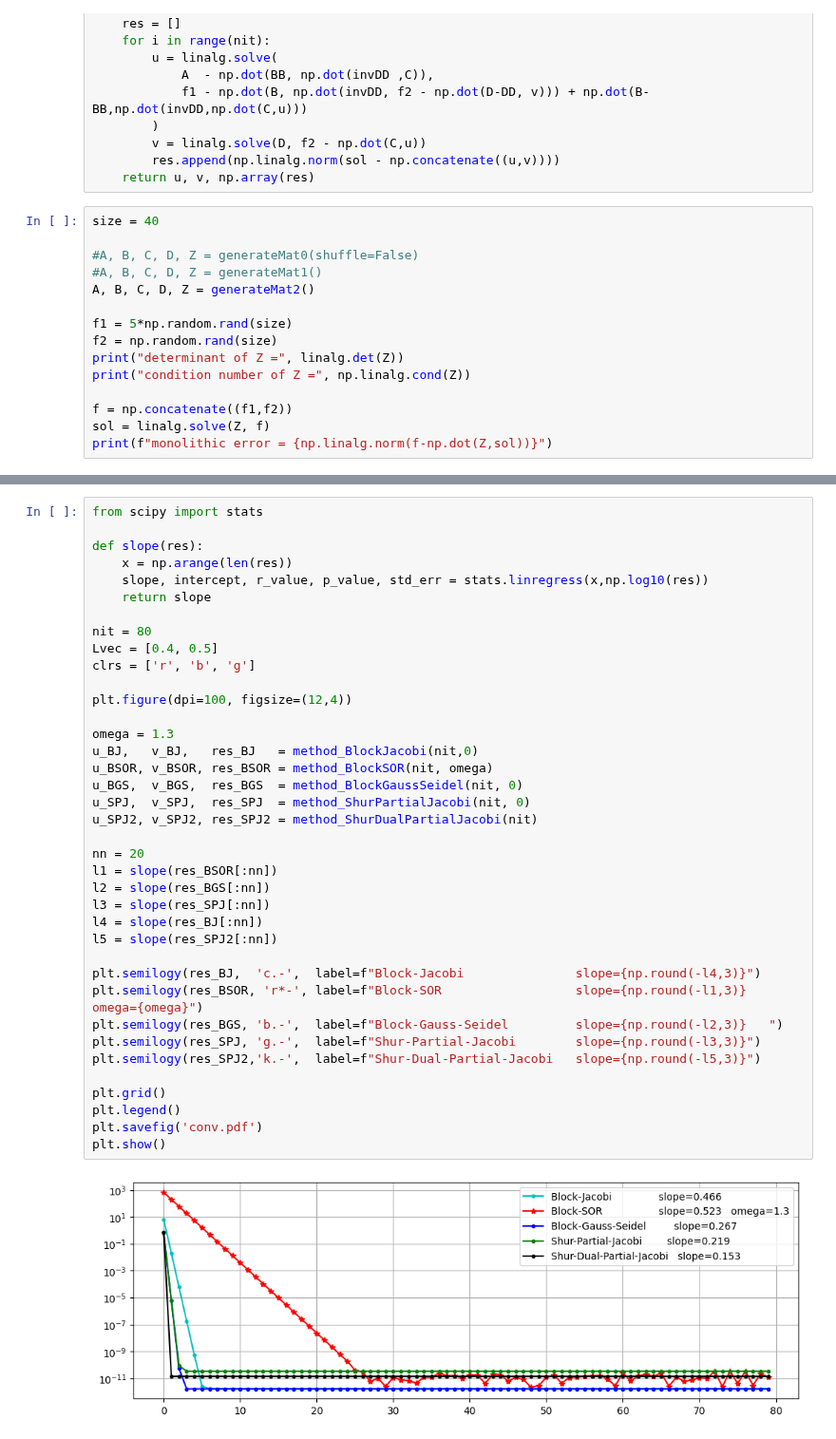
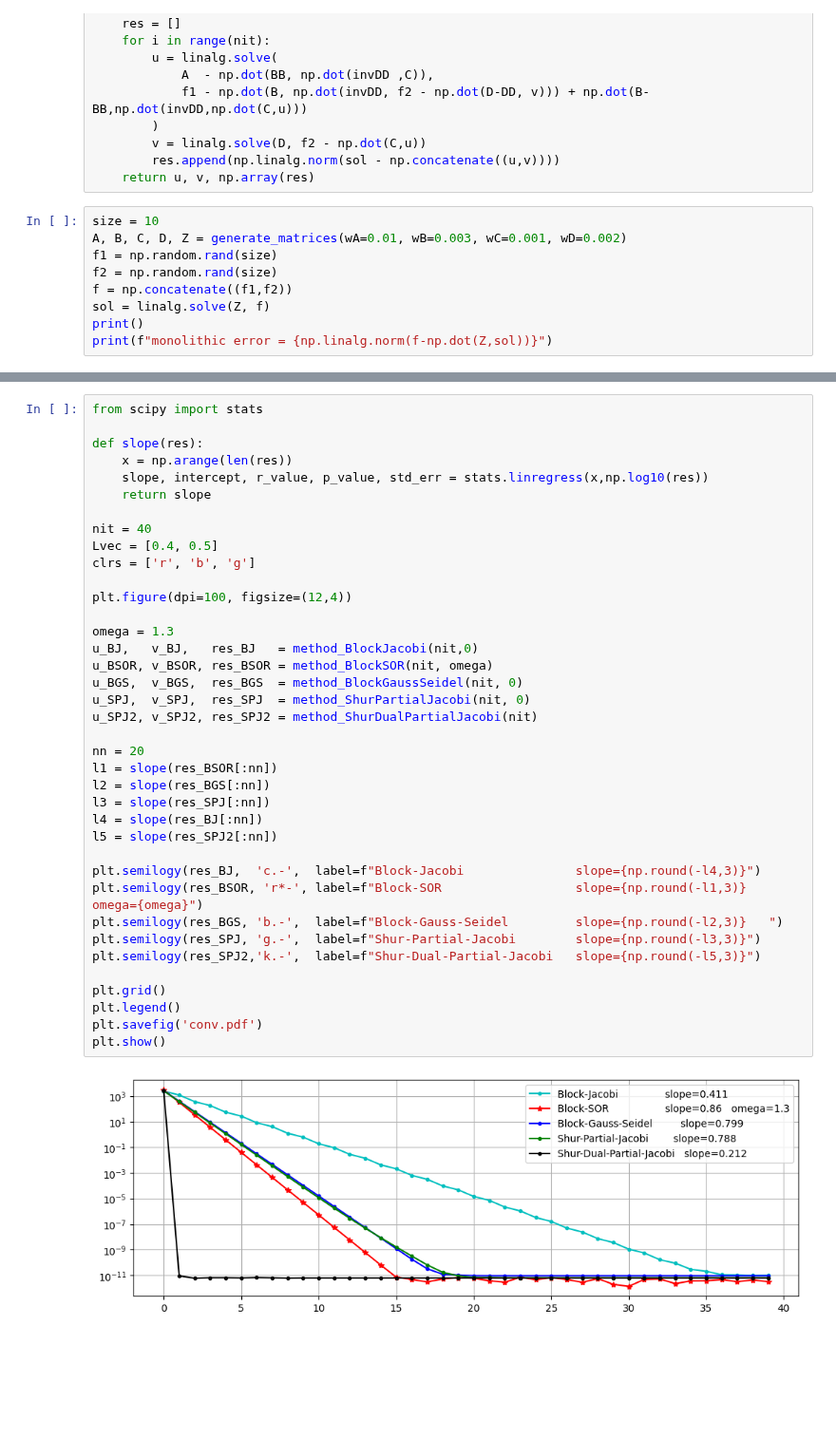
Before and after one commit to multiform-UoN/splittingschemes, a Jupyter notebook: python/splitting.ipynb, the cells around one changed output, grey strips where cells are left out. Shown at 95% size. Saved outputs shown, nothing was run; the diff lists cells and outputs as text; blank space fills up the shorter version.

```diff
--- a/python/splitting.ipynb
+++ b/python/splitting.ipynb
@@ -142,18 +130,12 @@ def method_ShurDualPartialJacobi(nit):
         res.append(np.linalg.norm(sol - np.concatenate((u,v))))
     return u, v, np.array(res)
 # %%
-size = 40
-
-#A, B, C, D, Z = generateMat0(shuffle=False)
-#A, B, C, D, Z = generateMat1()
-A, B, C, D, Z = generateMat2()
-
-f1 = 5*np.random.rand(size)
+size = 10
+A, B, C, D, Z = generate_matrices(wA=0.01, wB=0.003, wC=0.001, wD=0.002)
+f1 = np.random.rand(size)
 f2 = np.random.rand(size)
-print("determinant of Z =", linalg.det(Z))
-print("condition number of Z =", np.linalg.cond(Z))
-
 f = np.concatenate((f1,f2))
 sol = linalg.solve(Z, f)
+print()
 print(f"monolithic error = {np.linalg.norm(f-np.dot(Z,sol))}")
 # %% [output]
@@ -176,35 +171,35 @@ def slope(res):
     slope, intercept, r_value, p_value, std_err = stats.linregress(x,np.log10(res))
     return slope
 
-nit = 80
+nit = 40
 Lvec = [0.4, 0.5]
 clrs = ['r', 'b', 'g']
 
 plt.figure(dpi=100, figsize=(12,4))
 
 omega = 1.3
 u_BJ,   v_BJ,   res_BJ   = method_BlockJacobi(nit,0)
 u_BSOR, v_BSOR, res_BSOR = method_BlockSOR(nit, omega)
 u_BGS,  v_BGS,  res_BGS  = method_BlockGaussSeidel(nit, 0)
 u_SPJ,  v_SPJ,  res_SPJ  = method_ShurPartialJacobi(nit, 0)
 u_SPJ2, v_SPJ2, res_SPJ2 = method_ShurDualPartialJacobi(nit)
 
 nn = 20
 l1 = slope(res_BSOR[:nn])
 l2 = slope(res_BGS[:nn])
 l3 = slope(res_SPJ[:nn])
 l4 = slope(res_BJ[:nn])
 l5 = slope(res_SPJ2[:nn])
 
 plt.semilogy(res_BJ,  'c.-',  label=f"Block-Jacobi               slope={np.round(-l4,3)}")
 plt.semilogy(res_BSOR, 'r*-', label=f"Block-SOR                  slope={np.round(-l1,3)}   omega={omega}")
 plt.semilogy(res_BGS, 'b.-',  label=f"Block-Gauss-Seidel         slope={np.round(-l2,3)}   ")
 plt.semilogy(res_SPJ, 'g.-',  label=f"Shur-Partial-Jacobi        slope={np.round(-l3,3)}")
 plt.semilogy(res_SPJ2,'k.-',  label=f"Shur-Dual-Partial-Jacobi   slope={np.round(-l5,3)}")
 
 plt.grid()
 plt.legend()
 plt.savefig('conv.pdf')
 plt.show()
 # %% [output]
-[figure, old version]
+[figure, new version]
```
Also changed, not shown: parts of 3 cells of this notebook, 31 other files.
